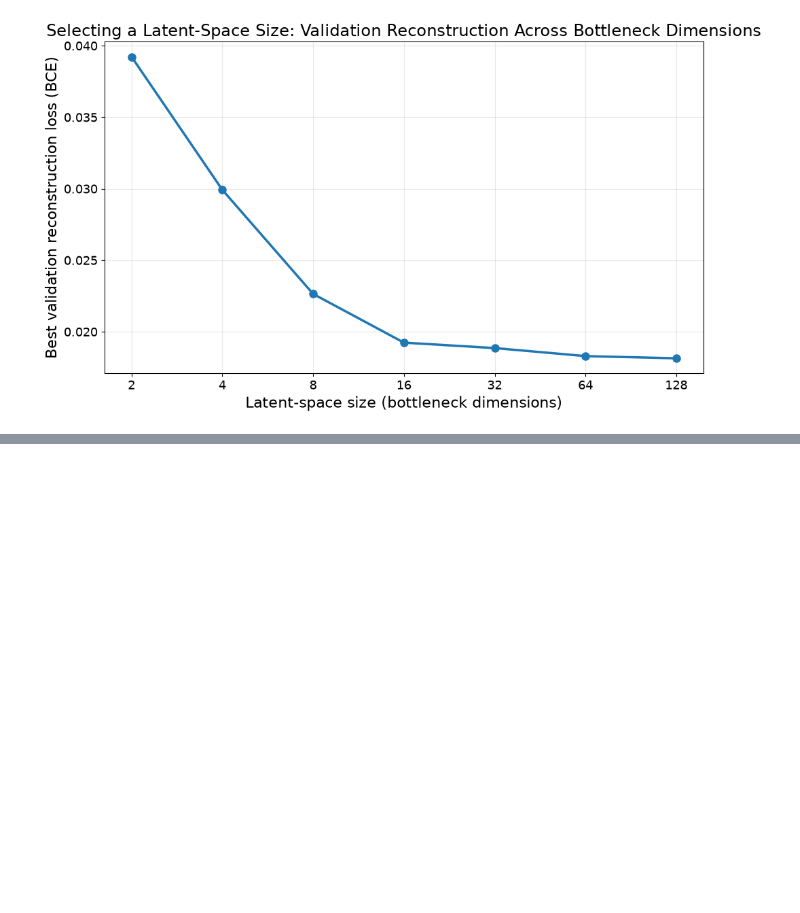
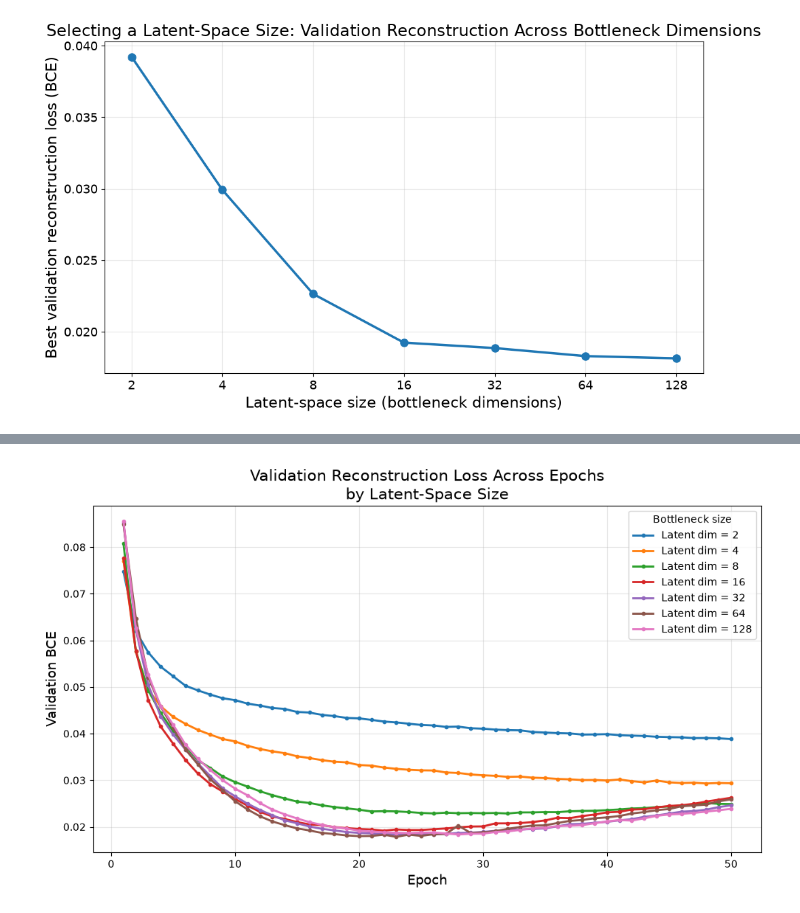
Before and after one commit to mell508-gif/predicting-predictability, a Jupyter notebook: data/objective_3_lincs_morgan_autoencoder.ipynb, the cells around one changed output, grey strips where cells are left out. Cells and saved outputs as stored; diff of their text form; code cells hidden in the pictures; blank space fills up the shorter version.

Commit message:
Update Morgan autoencoder bottleneck sweep and latent vector extraction

```diff
--- a/data/objective_3_lincs_morgan_autoencoder.ipynb
+++ b/data/objective_3_lincs_morgan_autoencoder.ipynb
@@ -1120,0 +1388,36 @@ plt.show()
+# %%
+import matplotlib.pyplot as plt
+
+plt.figure(figsize=(10, 6))
+
+for latent_dim in sorted(epoch_losses_df["latent_dim"].unique()):
+    subset = epoch_losses_df[epoch_losses_df["latent_dim"] == latent_dim]
+
+    plt.plot(
+        subset["epoch"],
+        subset["val_bce"],
+        marker="o",
+        markersize=3,
+        linewidth=2,
+        label=f"Latent dim = {latent_dim}"
+    )
+
+plt.xlabel("Epoch", fontsize=13)
+plt.ylabel("Validation BCE", fontsize=13)
+plt.title(
+    "Validation Reconstruction Loss Across Epochs\nby Latent-Space Size",
+    fontsize=15
+)
+plt.legend(title="Bottleneck size")
+plt.grid(True, alpha=0.3)
+plt.tight_layout()
+
+plt.savefig(
+    "../figures/morgan_all_bottlenecks_val_bce_curves.png",
+    dpi=300,
+    bbox_inches="tight"
+)
+
+plt.show()
+# %% [output]
+[figure, added]
```
Also changed, not shown: parts of 8 cells of this notebook.
